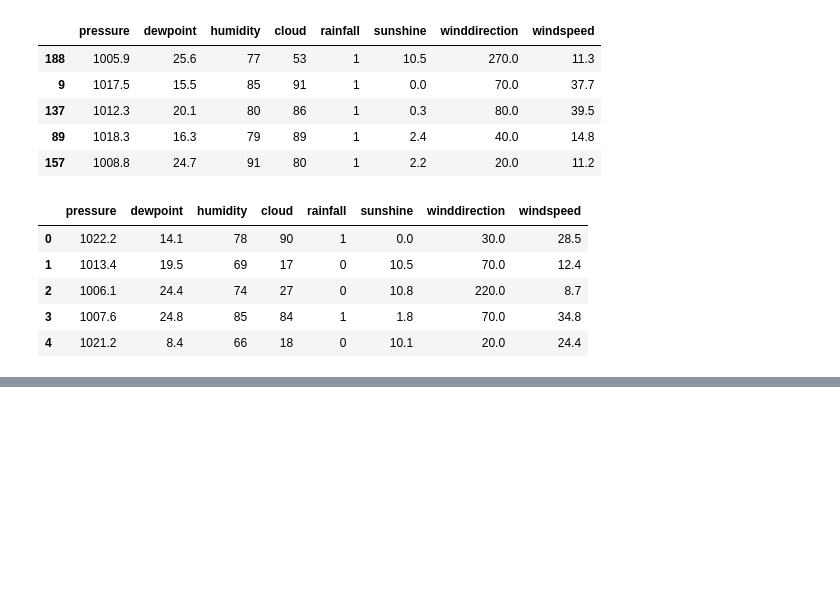
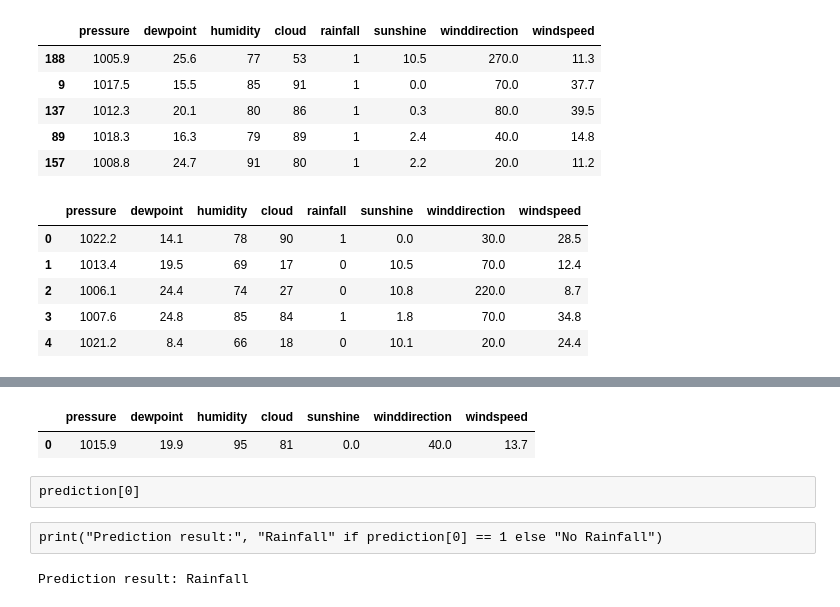
Before and after one commit to samyak87/RainPredicto, a Jupyter notebook: RainPredicto.ipynb, the cells around one changed output, grey strips where cells are left out. Cells and saved outputs as stored; diff of their text form; code cells hidden in the pictures; blank space fills up the shorter version.

Commit message:
pickle file created and model predicted the output

```diff
--- a/RainPredicto.ipynb
+++ b/RainPredicto.ipynb
@@ -257,0 +316,9 @@ X_train, X_test, y_train, y_test = train_test_split(X, y, test_size=0.2, random_
+# %%
+input_data = (1015.9, 19.9, 95, 81, 0.0, 40.0, 13.7)
+
+input_df = pd.DataFrame([input_data], columns=['pressure', 'dewpoint', 'humidity', 'cloud', 'sunshine','winddirection', 'windspeed'])
+# %%
+input_df
+# %% [output]
+|  | pressure | dewpoint | humidity | cloud | sunshine | winddirection | windspeed |
+| 0 | 1015.9 | 19.9 | 95 | 81 | 0.0 | 40.0 | 13.7 |
@@ -257,0 +327,4 @@ X_train, X_test, y_train, y_test = train_test_split(X, y, test_size=0.2, random_
+# %% [raw]
+prediction[0]
+# %% [raw]
+print("Prediction result:", "Rainfall" if prediction[0] == 1 else "No Rainfall")
@@ -257,0 +337,19 @@ X_train, X_test, y_train, y_test = train_test_split(X, y, test_size=0.2, random_
+# %%
+import pickle
+import pandas as pd
+
+# load the trained model and feature names from the pickle file
+with open("rainfall_prediction_model.pkl", "rb") as file:
+  model_data = pickle.load(file)
+
+model = model_data["model"]
+feature_names = model_data["feature_names"]
+
+input_data = (1015.9, 19.9, 95, 81, 0.0, 40.0, 13.7)
+
+input_df = pd.DataFrame([input_data], columns=feature_names)
+
+prediction = best_rf_model.predict(input_df)
+print("Prediction result:", "Rainfall" if prediction[0] == 1 else "No Rainfall")
+# %% [output]
+Prediction result: Rainfall
```
Also changed, not shown: parts of 8 cells of this notebook, 1 other file.
